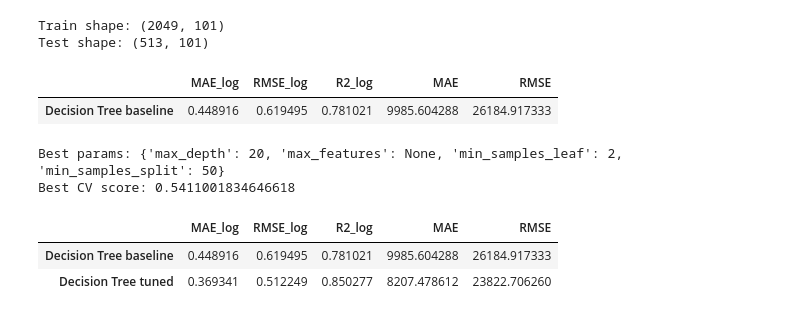
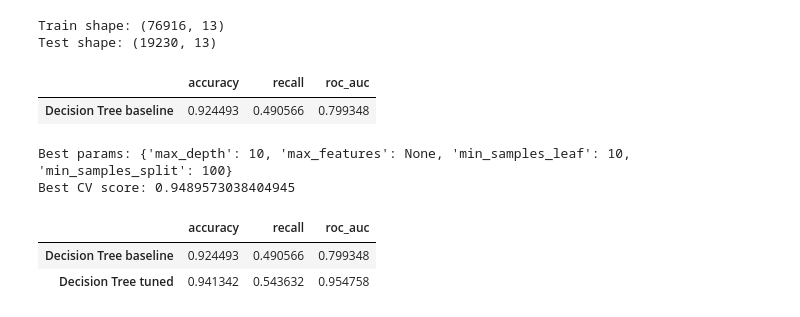
Before and after one commit to Stepsyota/BSU, a Jupyter notebook: Information_theory/decision_tree.ipynb, the cells around one changed output. Cells and saved outputs as stored; diff of their text form; code cells hidden in the pictures.

```diff
--- a/Information_theory/decision_tree.ipynb
+++ b/Information_theory/decision_tree.ipynb
@@ -12,50 +12,47 @@ sns.set_theme(style='whitegrid')
 # %%
 df = pd.read_csv('processed_data.csv')
 
-X = df.drop(['Stars Count'], axis='columns')
-y = df['Stars Count']
+X = df.drop(['diabetes'], axis='columns')
+y = df['diabetes']
 
 X_train, X_test, y_train, y_test = train_test_split(
-    X, y, test_size=0.2, random_state=13
+    X, y, test_size=0.2, random_state=13, stratify=y
 )
 
 print('Train shape:', X_train.shape)
 print('Test shape:', X_test.shape)
 # %% [output]
-Train shape: (2049, 101)
-Test shape: (513, 101)
+Train shape: (76916, 13)
+Test shape: (19230, 13)
 # %%
-tree_model = DecisionTreeRegressor(random_state=13)
+tree_model = DecisionTreeClassifier(random_state=13)
 tree_model.fit(X_train, y_train)
+
 y_pred = tree_model.predict(X_test)
-
-y_test_original = np.expm1(y_test)
-y_pred_original = np.expm1(y_pred)
+y_proba = tree_model.predict_proba(X_test)[:, 1]
 
 baseline_metrics = {
-    'MAE_log': mean_absolute_error(y_test, y_pred),
-    'RMSE_log': np.sqrt(mean_squared_error(y_test, y_pred)),
-    'R2_log': r2_score(y_test, y_pred),
-    'MAE': mean_absolute_error(y_test_original, y_pred_original),
-    'RMSE': np.sqrt(mean_squared_error(y_test_original, y_pred_original)),
+    'accuracy': accuracy_score(y_test, y_pred),
+    'recall': recall_score(y_test, y_pred, zero_division=0),
+    'roc_auc': roc_auc_score(y_test, y_proba),
 }
 
 pd.DataFrame([baseline_metrics], index=['Decision Tree baseline'])
 # %% [output]
-|  | MAE_log | RMSE_log | R2_log | MAE | RMSE |
-| Decision Tree baseline | 0.448916 | 0.619495 | 0.781021 | 9985.604288 | 26184.917333 |
+|  | accuracy | recall | roc_auc |
+| Decision Tree baseline | 0.924493 | 0.490566 | 0.799348 |
 # %%
 param_grid = {
-    'max_depth': [3, 5, 7, 10, 15, 20, None],
-    'min_samples_split': [2, 5, 10, 20, 30, 50, 100],
-    'min_samples_leaf': [1, 2, 5, 10],
-    'max_features': [None, 'sqrt', 'log2'],
+    'max_depth': [3, 5, 7, 10, 15, None],
+    'min_samples_split': [2, 10, 30, 100],
+    'min_samples_leaf': [1, 5, 10],
+    'max_features': [None, 'sqrt'],
 }
 
 grid_search = GridSearchCV(
-    estimator=DecisionTreeRegressor(random_state=13),
+    estimator=DecisionTreeClassifier(random_state=13),
     param_grid=param_grid,
-    scoring='neg_root_mean_squared_error',
+    scoring='roc_auc',
     cv=5,
     n_jobs=-1
 )
@@ -63,31 +60,26 @@ grid_search = GridSearchCV(
 grid_search.fit(X_train, y_train)
 
 print('Best params:', grid_search.best_params_)
-print('Best CV score:', -grid_search.best_score_)
+print('Best CV score:', grid_search.best_score_)
 # %% [output]
-Best params: {'max_depth': 20, 'max_features': None, 'min_samples_leaf': 2, 'min_samples_split': 50}
-Best CV score: 0.5411001834646618
+Best params: {'max_depth': 10, 'max_features': None, 'min_samples_leaf': 10, 'min_samples_split': 100}
+Best CV score: 0.9489573038404945
 # %%
 best_tree = grid_search.best_estimator_
 y_pred_best = best_tree.predict(X_test)
-
-
-y_test_original = np.expm1(y_test)
-y_pred_best_original = np.expm1(y_pred_best)
+y_proba_best = best_tree.predict_proba(X_test)[:, 1]
 
 tuned_metrics = {
-    'MAE_log': mean_absolute_error(y_test, y_pred_best),
-    'RMSE_log': np.sqrt(mean_squared_error(y_test, y_pred_best)),
-    'R2_log': r2_score(y_test, y_pred_best),
-    'MAE': mean_absolute_error(y_test_original, y_pred_best_original),
-    'RMSE': np.sqrt(mean_squared_error(y_test_original, y_pred_best_original)),
+    'accuracy': accuracy_score(y_test, y_pred_best),
+    'recall': recall_score(y_test, y_pred_best, zero_division=0),
+    'roc_auc': roc_auc_score(y_test, y_proba_best),
 }
 
 pd.DataFrame([
     baseline_metrics,
     tuned_metrics
 ], index=['Decision Tree baseline', 'Decision Tree tuned'])
 # %% [output]
-|  | MAE_log | RMSE_log | R2_log | MAE | RMSE |
-| Decision Tree baseline | 0.448916 | 0.619495 | 0.781021 | 9985.604288 | 26184.917333 |
-| Decision Tree tuned | 0.369341 | 0.512249 | 0.850277 | 8207.478612 | 23822.706260 |
+|  | accuracy | recall | roc_auc |
+| Decision Tree baseline | 0.924493 | 0.490566 | 0.799348 |
+| Decision Tree tuned | 0.941342 | 0.543632 | 0.954758 |
```
Also changed, not shown: parts of 4 cells of this notebook.
